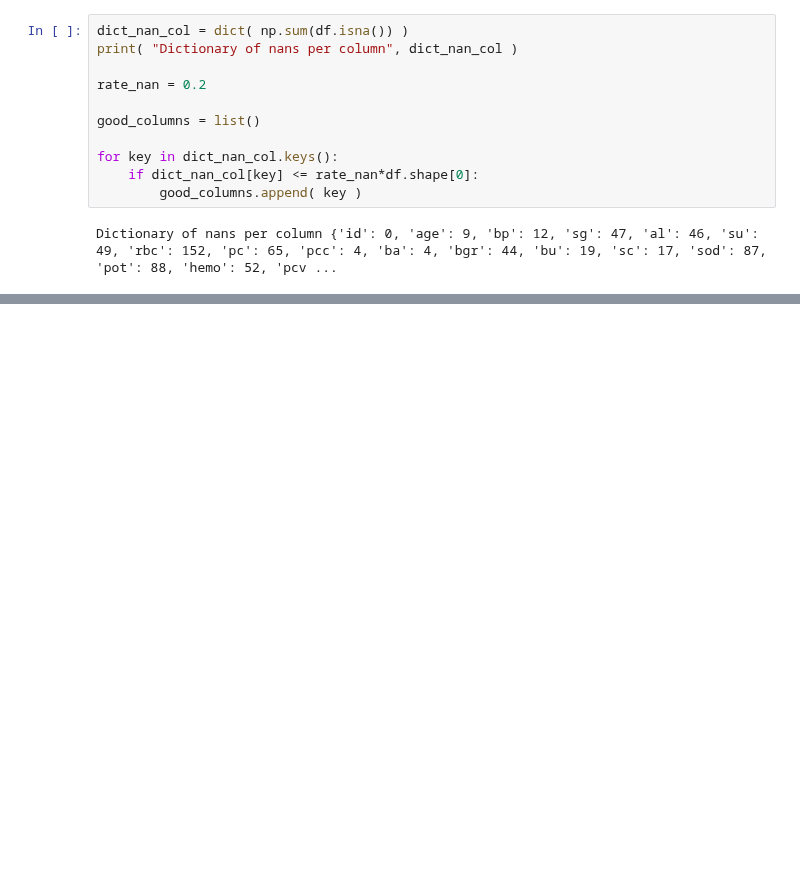
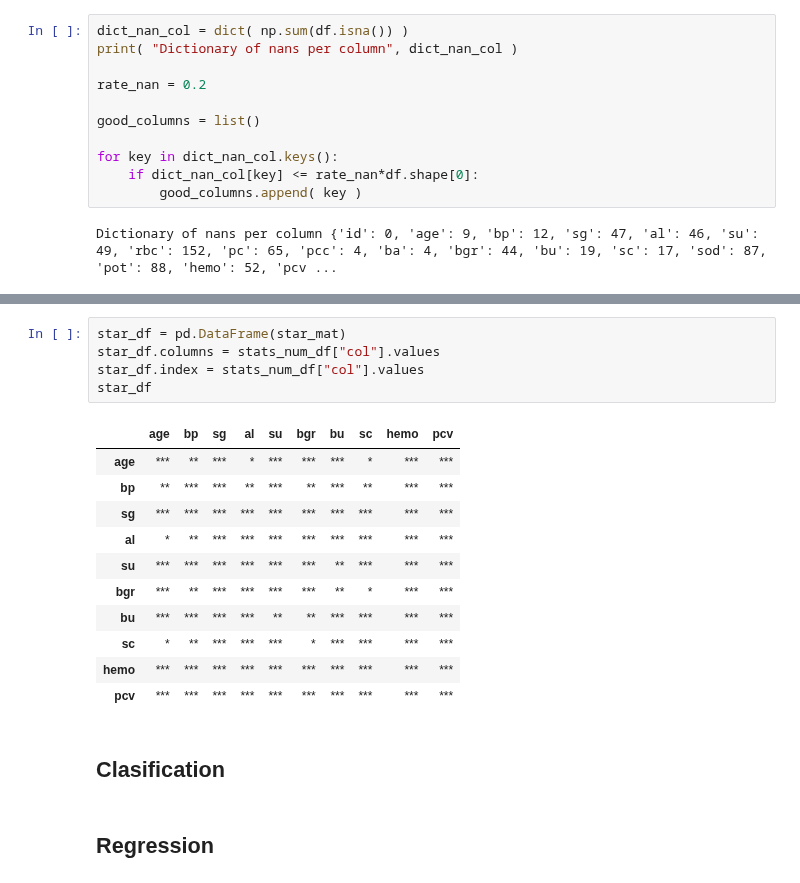
Before and after one commit to JoseLlanes/Kidney-disease-prediction, a Jupyter notebook: Kidney disease prediction.ipynb, the cells around one changed output, grey strips where cells are left out. Cells and saved outputs as stored; diff of their text form; blank space fills up the shorter version.

```diff
--- a/Kidney disease prediction.ipynb
+++ b/Kidney disease prediction.ipynb
@@ -184,0 +326,21 @@ for col in good_columns:
+# %%
+star_df = pd.DataFrame(star_mat)
+star_df.columns = stats_num_df["col"].values
+star_df.index = stats_num_df["col"].values
+star_df
+# %% [output]
+|  | age | bp | sg | al | su | bgr | bu | sc | hemo | pcv |
+| age | *** | ** | *** | * | *** | *** | *** | * | *** | *** |
+| bp | ** | *** | *** | ** | *** | ** | *** | ** | *** | *** |
+| sg | *** | *** | *** | *** | *** | *** | *** | *** | *** | *** |
+| al | * | ** | *** | *** | *** | *** | *** | *** | *** | *** |
+| su | *** | *** | *** | *** | *** | *** | ** | *** | *** | *** |
+| bgr | *** | ** | *** | *** | *** | *** | ** | * | *** | *** |
+| bu | *** | *** | *** | *** | ** | ** | *** | *** | *** | *** |
+| sc | * | ** | *** | *** | *** | * | *** | *** | *** | *** |
+| hemo | *** | *** | *** | *** | *** | *** | *** | *** | *** | *** |
+| pcv | *** | *** | *** | *** | *** | *** | *** | *** | *** | *** |
+# %% [markdown]
+## Clasification
+# %% [markdown]
+## Regression
```
Also changed, not shown: parts of 21 cells of this notebook.
